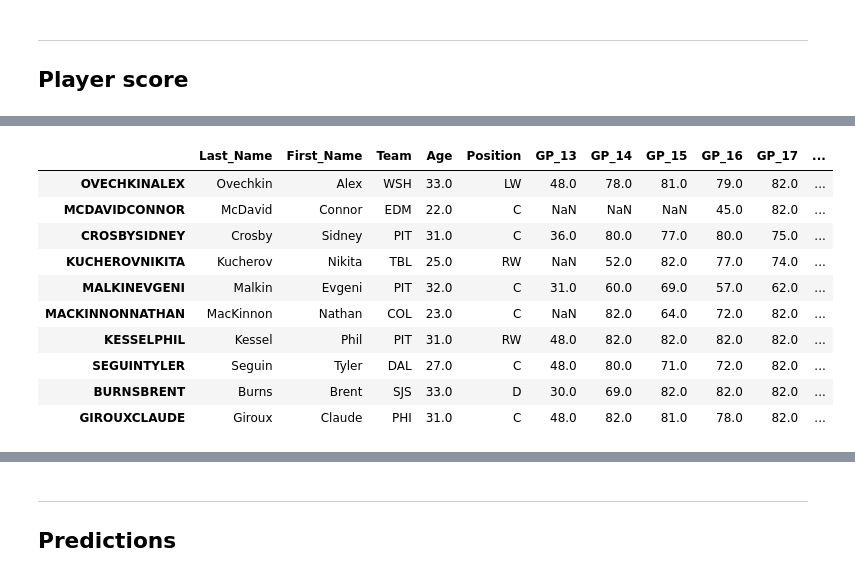
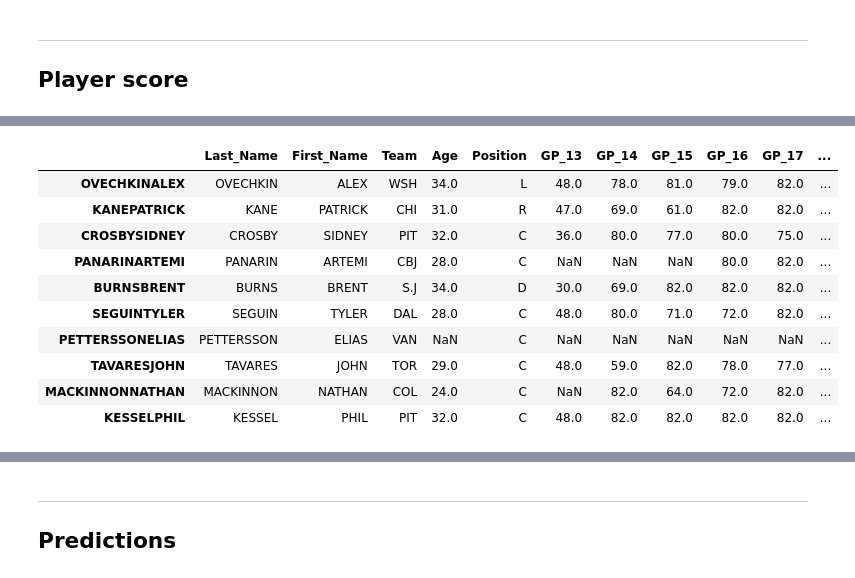
Before and after one commit to noiseux1523/NHL-Player-Projection, a Jupyter notebook: notebooks/Pool-Dataset.ipynb, the cells around one changed output, grey strips where cells are left out. Cells and saved outputs as stored; diff of their text form; code cells hidden in the pictures.

Commit message:
Update Pool Sheet Construction + Added 18-19 stats and 19-20 salaries + New predictions for 19-20 with HMM and LSTM + Analysis

```diff
--- a/notebooks/Pool-Dataset.ipynb
+++ b/notebooks/Pool-Dataset.ipynb
@@ -751,4 +943,0 @@ nhl = nhl.join(nhl_contracts.END)
-# %%
-nhl = nhl.join(nhl_contracts.SALARY)
-# %%
-nhl['SALARY'] = nhl['SALARY'].replace(',', '', regex=True).astype(float)
@@ -834,9 +961,12 @@ def normalizeFeature(feature):
 # %%
+def normalizeFeature(feature):
+    #Normalized Data
+    return (feature-min(feature))/(max(feature)-min(feature))
+
 def getPlayerScore(player):
     name = player.name
     return -normalizeFeature(nhl.GP_var)[name] + normalizeFeature(nhl.GP_mean)[name] - normalizeFeature(nhl.PTS_var)[name] + normalizeFeature(nhl.PTS_mean)[name] - \
-            normalizeFeature(nhl['PTS/G_var'])[name] + normalizeFeature(nhl['PTS/G_mean'])[name] - normalizeFeature(nhl['$/PTS_18'])[name] + \
-            normalizeFeature(nhl['PPTOI/GP_18'])[name] + normalizeFeature(nhl['ZS%_18'])[name] + normalizeFeature(nhl['GC_18'])[name] + \
-            normalizeFeature(nhl['SCF_18'])[name] + normalizeFeature(nhl['GS/G_18'])[name] + normalizeFeature(nhl['OWAR_18'])[name] + \
-            normalizeFeature(nhl['OPS_18'])[name] + normalizeFeature(nhl['PDO_18'])[name] + normalizeFeature(nhl['iCF_18'])[name] + \
-            normalizeFeature(nhl['iFF_18'])[name]
+            normalizeFeature(nhl['PTS/G_var'])[name] + normalizeFeature(nhl['PTS/G_mean'])[name] - normalizeFeature(nhl['$/PTS_19'])[name] + \
+            normalizeFeature(nhl['PPTOI/GP_19'])[name] + normalizeFeature(nhl['ZS%_19'])[name] + \
+            normalizeFeature(nhl['GS/G_19'])[name] + \
+            normalizeFeature(nhl['PDO_19'])[name] + normalizeFeature(nhl['iCF_19'])[name]
@@ -911,42 +973,45 @@ nhl['Cap_Hit'] = nhl['Cap_Hit'].replace(',', '', regex=True).astype(float)
-# %%
-# If contract ended last year, put ending year to NaN and add manually
-nhl.loc[nhl.END == 18, 'END'] = np.nan
 # %%
+nhl['Score'] = nhl.apply(lambda player: getPlayerScore(player), axis=1)
+
 nhl = nhl[['Last_Name', 'First_Name', 'Team', 'Age', 'Position',
-           'GP_13', 'GP_14', 'GP_15', 'GP_16', 'GP_17', 'GP_18', 'GP_mean', 'GP_var',
-           'G_13', 'G_14', 'G_15', 'G_16', 'G_17', 'G_18',
-           'A_13', 'A_14', 'A_15', 'A_16', 'A_17', 'A_18',
-           'PTS_13', 'PTS_14', 'PTS_15', 'PTS_16', 'PTS_17', 'PTS_18', 'PTS_mean', 'PTS_var',
-           'PAX_18',
-           'PTS/G_13', 'PTS/G_14', 'PTS/G_15', 'PTS/G_16', 'PTS/G_17', 'PTS/G_18', 'PTS/G_mean', 'PTS/G_var',
-           '$/PTS_13', '$/PTS_14', '$/PTS_15', '$/PTS_16', '$/PTS_17', '$/PTS_18',
-           'Sh%_13', 'Sh%_14', 'Sh%_15', 'Sh%_16', 'Sh%_17', 'Sh%_18',
+           'GP_13', 'GP_14','GP_15', 'GP_16', 'GP_17', 'GP_18', 'GP_19','GP_mean', 'GP_var',
+           'G_13', 'G_14', 'G_15', 'G_16', 'G_17', 'G_18', 'G_19',
+           'A_13', 'A_14', 'A_15', 'A_16', 'A_17', 'A_18', 'A_19',
+           'PTS_13', 'PTS_14', 'PTS_15', 'PTS_16', 'PTS_17', 'PTS_18', 'PTS_19','PTS_mean', 'PTS_var',
+           'PTS/G_13', 'PTS/G_14', 'PTS/G_15', 'PTS/G_16', 'PTS/G_17', 'PTS/G_18', 'PTS/G_19', 'PTS/G_mean', 'PTS/G_var',
+           '$/PTS_13', '$/PTS_14', '$/PTS_15', '$/PTS_16', '$/PTS_17', '$/PTS_18', '$/PTS_19',
+           'Sh%_13', 'Sh%_14', 'Sh%_15', 'Sh%_16', 'Sh%_17', 'Sh%_18', 'SH%_19',
            'iSF_13', 'iSF_14', 'iSF_15', 'iSF_16', 'iSF_17', 'iSF_18',
-           'TOI/G_13', 'TOI/G_14', 'TOI/G_15', 'TOI/G_16', 'TOI/G_17', 'TOI/G_18',
-           'PPTOI/GP_17', 'PPTOI/GP_18',
-           'ZS%_18', # Zone start percentage, the percentage of shifts started in the offensive zone, not counting neutral zone or on-the-fly changes
-           'GC_18', # Goals Created, which is half-point for a goal, and a variable amount depending on the team's assists per goal
-           'SCF_17', 'SCF_18', # Team scoring chances while this player was on the ice
-           'GS/G_17', 'GS/G_18', # The player's average game score
-           'OWAR_18', # Offensive wins above replacement, a catch-all stat that measures a player's offensive contributions in terms of wins
-           'OPS_17','OPS_18', # Offensive point shares, a catch-all stats that measures a player's offensive contributions in points in the standings
-           'PDO_17', 'PDO_18', # The team's shooting and save percentages added together, times a thousand
-           'iCF_17', 'iCF_18', # Shot attempts (Corsi, SAT) taken by this individual
-           'iFF_17', 'iFF_18', # Unblocked shot attempts (Fenwick, USAT) taken by this individual
-           'Cap Cost_13', 'Cap Cost_14', 'Cap Cost_15', 'Cap Hit_16', 'Cap Hit_17', 'Cap Hit_18',
+           'TOI/G_13', 'TOI/G_14', 'TOI/G_15', 'TOI/G_16', 'TOI/G_17', 'TOI/G_18', 'TOI/GP_19',
+           'PPTOI/GP_17', 'PPTOI/GP_18', 'PPTOI/GP_19',
+           'ZS%_18', 'ZS%_19',
+           'GC_18',
+           'SCF_17', 'SCF_18',
+           'GS/G_17', 'GS/G_18', 'GS/G_19',
+           'OWAR_18',
+           'OPS_17', 'OPS_18',
+           'PDO_17', 'PDO_18', 'PDO_19',
+           'iCF_17', 'iCF_18', 'iCF_19',
+           'iFF_17', 'iFF_18',
+           'Cap Cost_13', 'Cap Cost_14', 'Cap Cost_15', 'Cap Hit_16', 'Cap Hit_17', 'Cap Hit_18', 'Cap_Hit',
            'END',
-           'Star', 'Score']]
-nhl = nhl.sort_values(['Score'], ascending=False)
-nhl.head(10)
+           'Score']]
+
+# Fix cap when contract but no salary
+nhl['Cap_Hit'] = nhl.apply(lambda x: x['Cap Hit_18'] if (math.isnan(x['Cap_Hit'])) & (x['END'] > 19) else x['Cap_Hit'], axis=1)
+nhl.sort_values('Score', ascending=False).head(10)
+
+# nhl[~(nhl.index == 'NANNAN') & (nhl.Position == 'D')].to_csv('./nhl_def_1920.csv', sep=';')
+# nhl[~(nhl.index == 'NANNAN') & (nhl.Position != 'D')].to_csv('./nhl_att_1920.csv', sep=';')
 # %% [output]
 |  | Last_Name | First_Name | Team | Age | Position | GP_13 | GP_14 | GP_15 | GP_16 | GP_17 | ... |
-| OVECHKINALEX | Ovechkin | Alex | WSH | 33.0 | LW | 48.0 | 78.0 | 81.0 | 79.0 | 82.0 | ... |
-| MCDAVIDCONNOR | McDavid | Connor | EDM | 22.0 | C | NaN | NaN | NaN | 45.0 | 82.0 | ... |
-| CROSBYSIDNEY | Crosby | Sidney | PIT | 31.0 | C | 36.0 | 80.0 | 77.0 | 80.0 | 75.0 | ... |
-| KUCHEROVNIKITA | Kucherov | Nikita | TBL | 25.0 | RW | NaN | 52.0 | 82.0 | 77.0 | 74.0 | ... |
-| MALKINEVGENI | Malkin | Evgeni | PIT | 32.0 | C | 31.0 | 60.0 | 69.0 | 57.0 | 62.0 | ... |
-| MACKINNONNATHAN | MacKinnon | Nathan | COL | 23.0 | C | NaN | 82.0 | 64.0 | 72.0 | 82.0 | ... |
-| KESSELPHIL | Kessel | Phil | PIT | 31.0 | RW | 48.0 | 82.0 | 82.0 | 82.0 | 82.0 | ... |
-| SEGUINTYLER | Seguin | Tyler | DAL | 27.0 | C | 48.0 | 80.0 | 71.0 | 72.0 | 82.0 | ... |
-| BURNSBRENT | Burns | Brent | SJS | 33.0 | D | 30.0 | 69.0 | 82.0 | 82.0 | 82.0 | ... |
-| GIROUXCLAUDE | Giroux | Claude | PHI | 31.0 | C | 48.0 | 82.0 | 81.0 | 78.0 | 82.0 | ... |
+| OVECHKINALEX | OVECHKIN | ALEX | WSH | 34.0 | L | 48.0 | 78.0 | 81.0 | 79.0 | 82.0 | ... |
+| KANEPATRICK | KANE | PATRICK | CHI | 31.0 | R | 47.0 | 69.0 | 61.0 | 82.0 | 82.0 | ... |
+| CROSBYSIDNEY | CROSBY | SIDNEY | PIT | 32.0 | C | 36.0 | 80.0 | 77.0 | 80.0 | 75.0 | ... |
+| PANARINARTEMI | PANARIN | ARTEMI | CBJ | 28.0 | C | NaN | NaN | NaN | 80.0 | 82.0 | ... |
+| BURNSBRENT | BURNS | BRENT | S.J | 34.0 | D | 30.0 | 69.0 | 82.0 | 82.0 | 82.0 | ... |
+| SEGUINTYLER | SEGUIN | TYLER | DAL | 28.0 | C | 48.0 | 80.0 | 71.0 | 72.0 | 82.0 | ... |
+| PETTERSSONELIAS | PETTERSSON | ELIAS | VAN | NaN | C | NaN | NaN | NaN | NaN | NaN | ... |
+| TAVARESJOHN | TAVARES | JOHN | TOR | 29.0 | C | 48.0 | 59.0 | 82.0 | 78.0 | 77.0 | ... |
+| MACKINNONNATHAN | MACKINNON | NATHAN | COL | 24.0 | C | NaN | 82.0 | 64.0 | 72.0 | 82.0 | ... |
+| KESSELPHIL | KESSEL | PHIL | PIT | 32.0 | C | 48.0 | 82.0 | 82.0 | 82.0 | 82.0 | ... |
```
Also changed, not shown: parts of 155 cells of this notebook, 8 other files.
